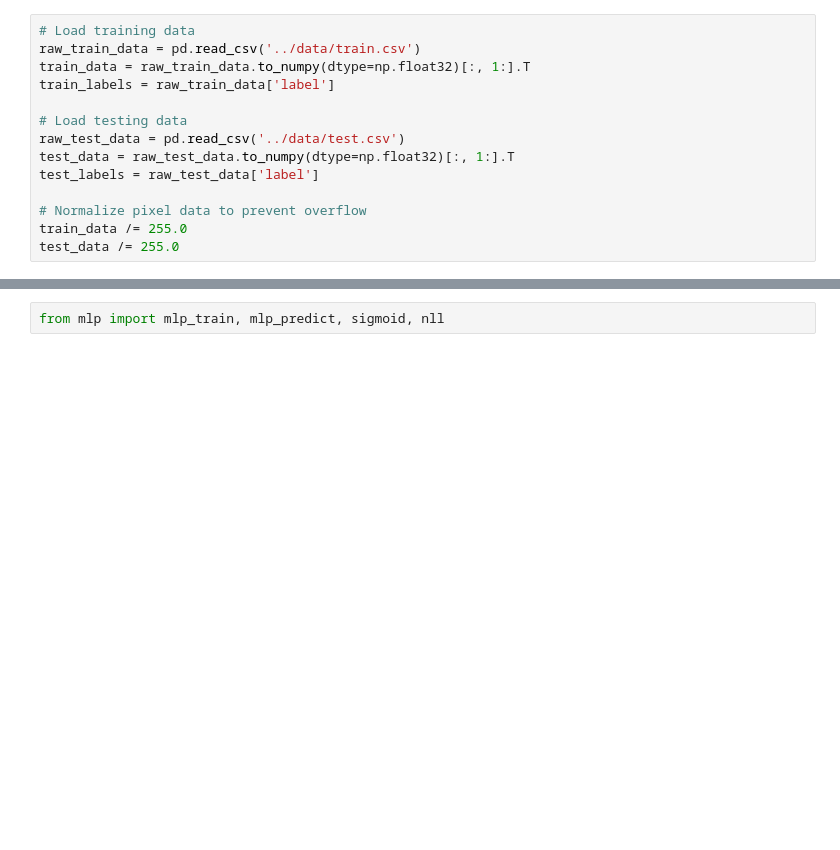
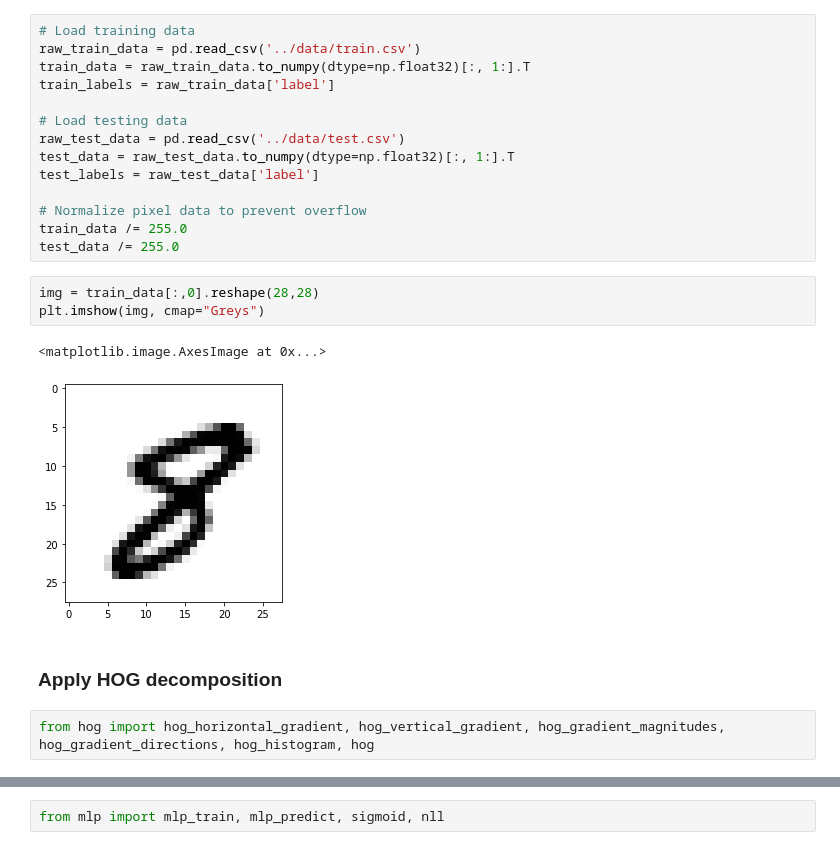
Before and after one commit to Masterfishy/HanDi-2, a Jupyter notebook: model/src/handi.ipynb, the cells around one changed output, grey strips where cells are left out. Cells and saved outputs as stored; diff of their text form; blank space fills up the shorter version.

```diff
--- a/model/src/handi.ipynb
+++ b/model/src/handi.ipynb
@@ -18,3 +23,13 @@ test_labels = raw_test_data['label']
 # Normalize pixel data to prevent overflow
 train_data /= 255.0
 test_data /= 255.0
+# %%
+img = train_data[:,0].reshape(28,28)
+plt.imshow(img, cmap="Greys")
+# %% [output]
+<matplotlib.image.AxesImage at 0x...>
+[figure, added]
+# %% [markdown]
+### Apply HOG decomposition
+# %%
+from hog import hog_horizontal_gradient, hog_vertical_gradient, hog_gradient_magnitudes, hog_gradient_directions, hog_histogram, hog
```
Also changed, not shown: parts of 10 cells of this notebook, 1 other file.
